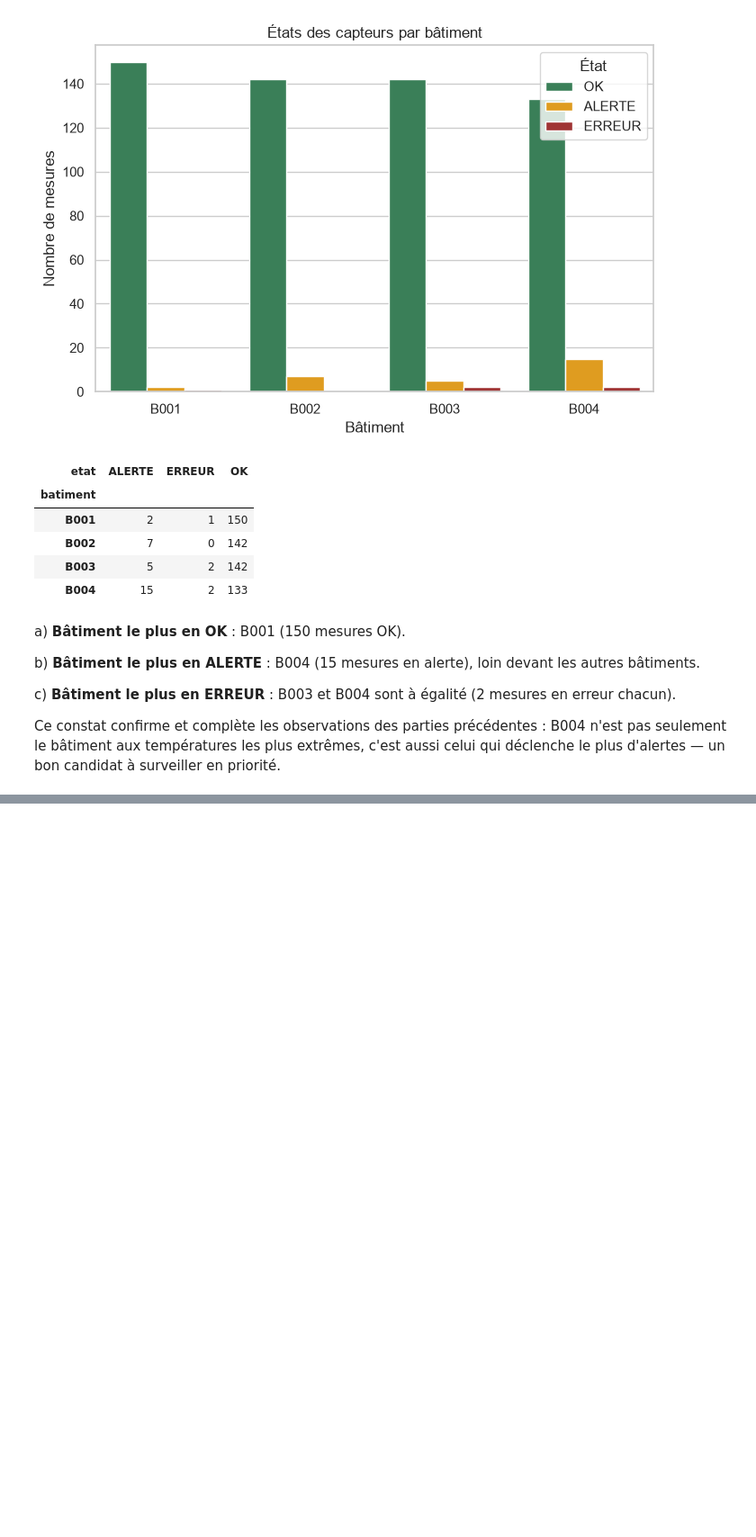
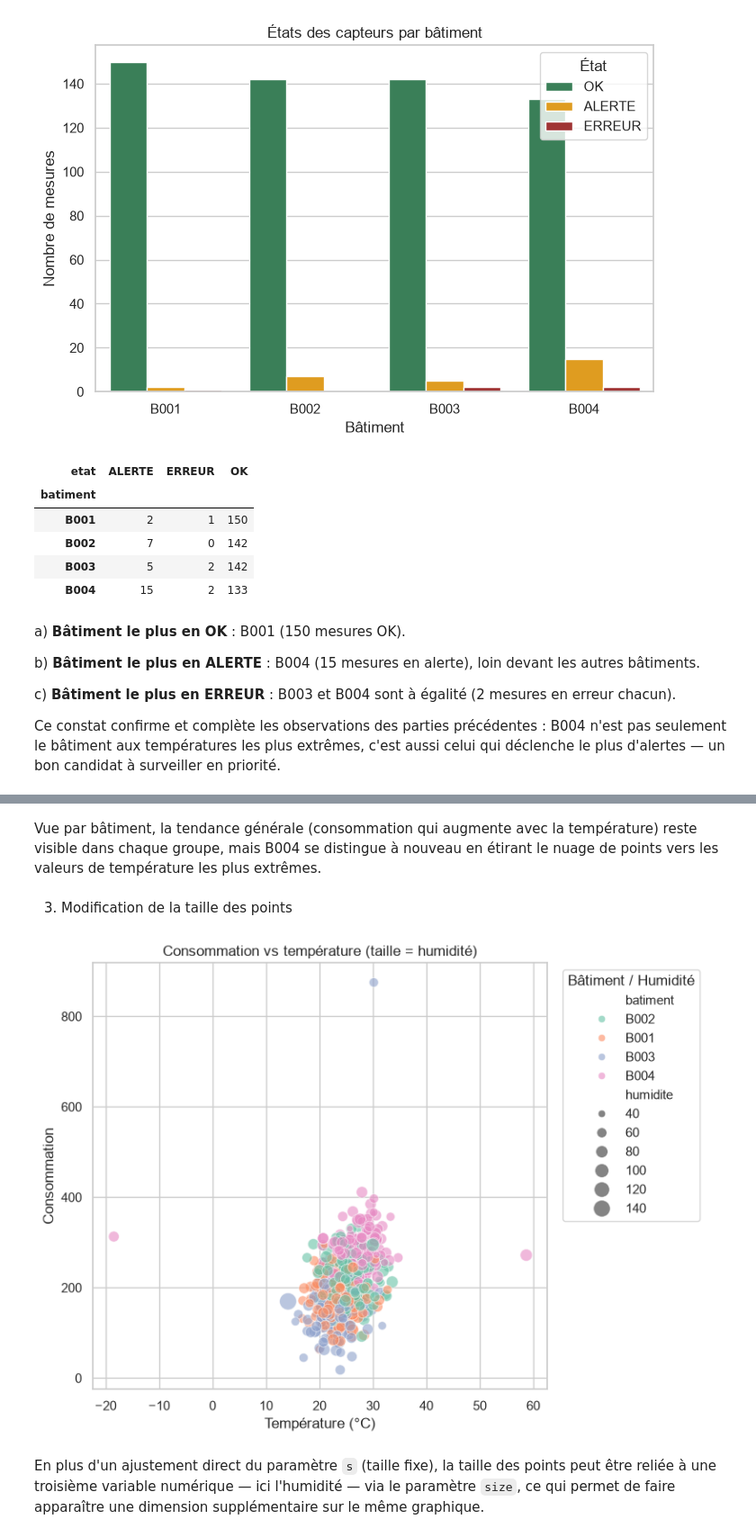
Before and after one commit to Abdoulaye-Diouf/atelier_seaborn_iot, a Jupyter notebook: notebooks/atelier_seaborn_iot.ipynb, the cells around one changed output, grey strips where cells are left out. Shown at 90% size. Saved outputs shown, nothing was run; the diff lists cells and outputs as text; code cells hidden in the pictures; blank space fills up the shorter version.

```diff
--- a/notebooks/atelier_seaborn_iot.ipynb
+++ b/notebooks/atelier_seaborn_iot.ipynb
@@ -306,0 +334,18 @@ Ce constat confirme et complète les observations des parties précédentes : B0
+# %% [markdown]
+Vue par bâtiment, la tendance générale (consommation qui augmente avec la température) reste visible dans chaque groupe, mais B004 se distingue à nouveau en étirant le nuage de points vers les valeurs de température les plus extrêmes.
+# %% [markdown]
+3) Modification de la taille des points
+# %%
+plt.figure(figsize=(8, 6))
+sns.scatterplot(data=df, x="temperature", y="consommation", hue="batiment",
+                 size="humidite", sizes=(20, 200), palette="Set2", alpha=0.6)
+plt.title("Consommation vs température (taille = humidité)")
+plt.xlabel("Température (°C)")
+plt.ylabel("Consommation")
+plt.legend(title="Bâtiment / Humidité", bbox_to_anchor=(1.02, 1), loc="upper left")
+plt.tight_layout()
+plt.show()
+# %% [output]
+[figure, added]
+# %% [markdown]
+En plus d'un ajustement direct du paramètre `s` (taille fixe), la taille des points peut être reliée à une troisième variable numérique — ici l'humidité — via le paramètre `size`, ce qui permet de faire apparaître une dimension supplémentaire sur le même graphique.
```
Also changed, not shown: parts of 10 cells of this notebook.
